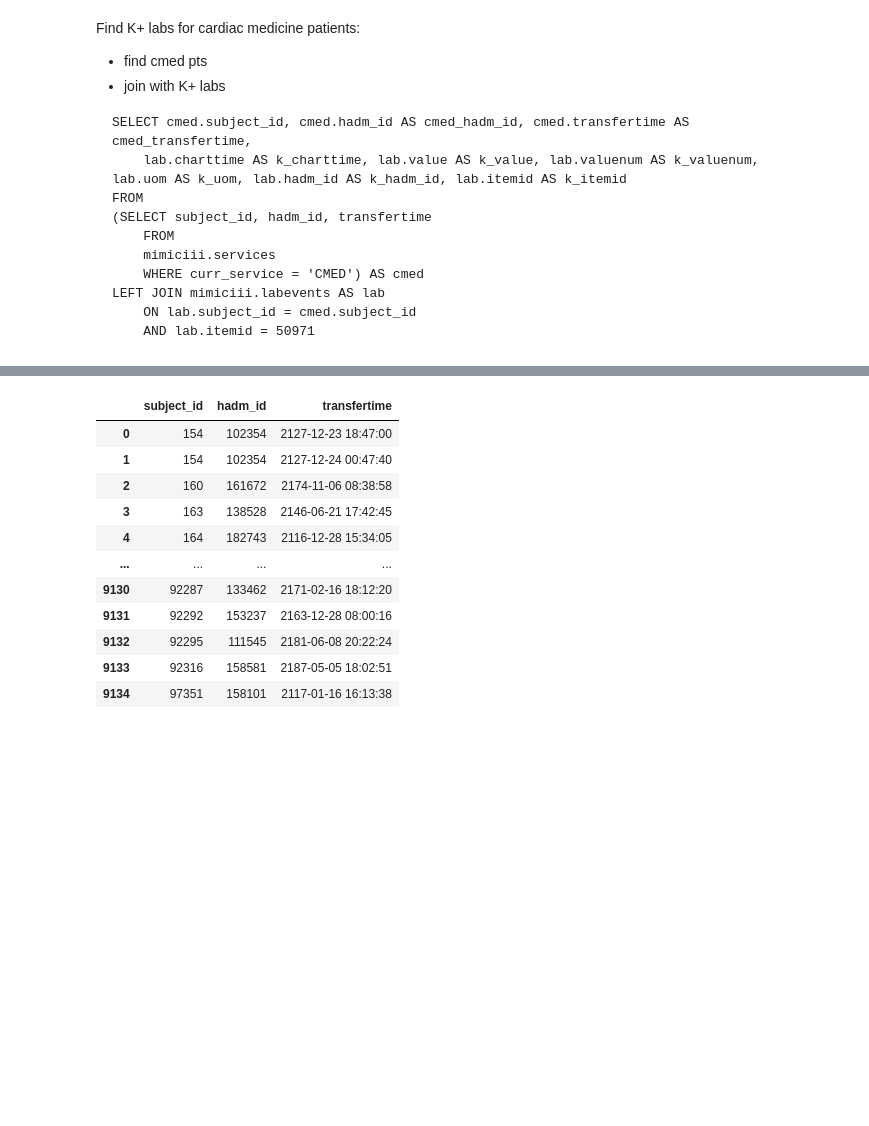
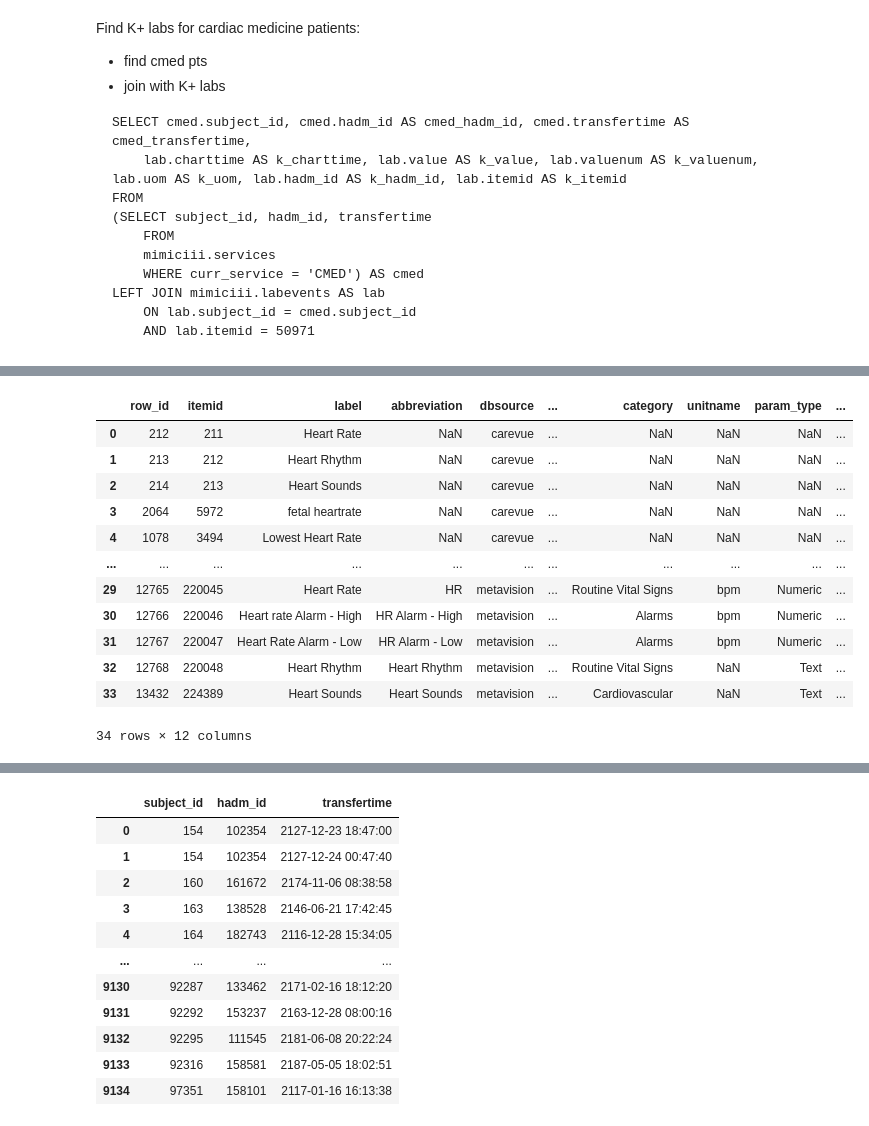
Before and after one commit to yankou/Electric-Rhythms, a Jupyter notebook: notebooks/ExploratoryDataAnalysis.ipynb, the cells around one changed output, grey strips where cells are left out. Saved outputs shown, nothing was run; the diff lists cells and outputs as text; code cells hidden in the pictures; blank space fills up the shorter version.

```diff
--- a/notebooks/ExploratoryDataAnalysis.ipynb
+++ b/notebooks/ExploratoryDataAnalysis.ipynb
@@ -89,0 +197,3 @@ mimic_common.loaded_sql[0]
+# %%
+first10 = mimic_common.loaded_sql[3]
+heart_items = mimic_common.loaded_sql[4]
@@ -89,0 +215,16 @@ mimic_common.loaded_sql[0]
+# %%
+heart_items
+# %% [output]
+|  | row_id | itemid | label | abbreviation | dbsource | ... | category | unitname | param_type | ... |
+| 0 | 212 | 211 | Heart Rate | NaN | carevue | ... | NaN | NaN | NaN | ... |
+| 1 | 213 | 212 | Heart Rhythm | NaN | carevue | ... | NaN | NaN | NaN | ... |
+| 2 | 214 | 213 | Heart Sounds | NaN | carevue | ... | NaN | NaN | NaN | ... |
+| 3 | 2064 | 5972 | fetal heartrate | NaN | carevue | ... | NaN | NaN | NaN | ... |
+| 4 | 1078 | 3494 | Lowest Heart Rate | NaN | carevue | ... | NaN | NaN | NaN | ... |
+| ... | ... | ... | ... | ... | ... | ... | ... | ... | ... | ... |
+| 29 | 12765 | 220045 | Heart Rate | HR | metavision | ... | Routine Vital Signs | bpm | Numeric | ... |
+| 30 | 12766 | 220046 | Heart rate Alarm - High | HR Alarm - High | metavision | ... | Alarms | bpm | Numeric | ... |
+| 31 | 12767 | 220047 | Heart Rate Alarm - Low | HR Alarm - Low | metavision | ... | Alarms | bpm | Numeric | ... |
+| 32 | 12768 | 220048 | Heart Rhythm | Heart Rhythm | metavision | ... | Routine Vital Signs | NaN | Text | ... |
+| 33 | 13432 | 224389 | Heart Sounds | Heart Sounds | metavision | ... | Cardiovascular | NaN | Text | ... |
+34 rows × 12 columns
```
Also changed, not shown: parts of 16 cells of this notebook.
